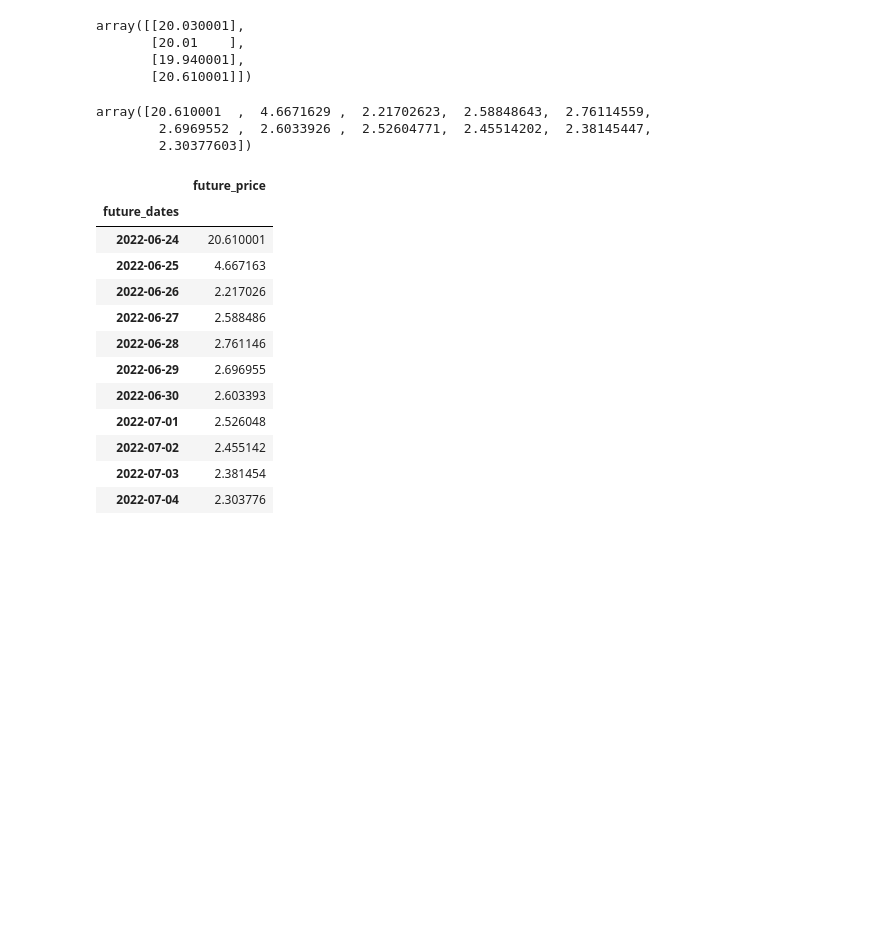
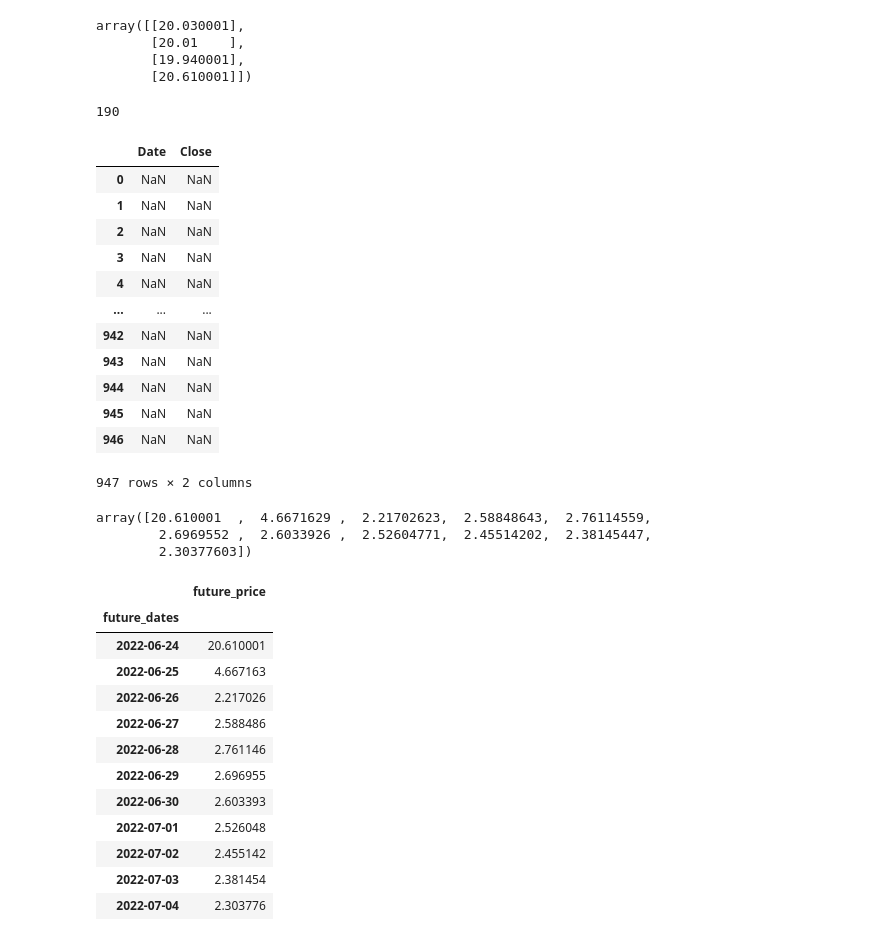
Before and after one commit to YanjunLin-Andrie/ELAN_stock_prediction, a Jupyter notebook: ELAN_full__analysis.ipynb, the cells around one changed output. Cells and saved outputs as stored; diff of their text form; code cells hidden in the pictures; blank space fills up the shorter version.

```diff
--- a/ELAN_full__analysis.ipynb
+++ b/ELAN_full__analysis.ipynb
@@ -420,0 +423,17 @@ See the caveats in the documentation: https://pandas.pydata.org/pandas-docs/stab
+# %%
+#importing required libraries
+from sklearn.preprocessing import MinMaxScaler
+from keras.models import Sequential
+from keras.layers import Dense, Dropout, LSTM
+
+
+df = pd.read_csv('elan.csv')
+df['Date'] = pd.to_datetime(df['Date'])
+#creating a separate dataset
+# new_data = pd.DataFrame(df, columns=['Open', 'High', 'Low', 'Close'])
+new_data = pd.DataFrame(df,columns=['Date', 'Close'])
+
+#creating dataframe
+data = df.sort_index(ascending=True, axis=0)
+
+new_data
@@ -429,20 +542,57 @@ array([[20.030001],
        [20.01    ],
        [19.940001],
        [20.610001]])
+# %%
+X_test.shape[0]
+# %% [output]
+190
 # %%
-look_back = 40
-def predict(num_prediction, model):
-    prediction_list = close_data[-look_back:]
+# look_back = 40
+# def predict(num_prediction, model):
+#     prediction_list = close_data[-look_back:]
 
-    for _ in range(num_prediction):
-        x = prediction_list[-look_back:]
-        x = x.reshape((1, look_back, 1))
-        out = model.predict(x)[0][0]
-        prediction_list = np.append(prediction_list, out)
+#     for _ in range(num_prediction):
+#         x = prediction_list[-look_back:]
+#         x = x.reshape((1, look_back, 1))
+#         out = model.predict(x)[0][0]
+#         prediction_list = np.append(prediction_list, out)
 
-    prediction_list = prediction_list[look_back-1:]
+#     prediction_list = prediction_list[look_back-1:]
 
-    return prediction_list
+#     return prediction_list
+
+#creating dataframe with date and the target variable
+data = df.sort_index(ascending=True, axis=0)
+new_data = pd.DataFrame(index=range(0,len(df)),columns=['Date', 'Close'])
+
+#predicting future values, using past 40 from the valid data
+inputs = new_data[len(new_data) - 40:].values
+inputs = inputs.reshape(-1,1)
+inputs  = scaler.transform(inputs)
+
+X_future = []
+for i in range(40,inputs.shape[0]):
+    X_future.append(inputs[i-40:i,0])
+X_future = np.array(X_future)
+
+X_future = np.reshape(X_future, (X_future.shape[0],X_future.shape[1],1))
+future_price = model.predict(X_future)
+future_price = scaler.inverse_transform(future_price)
+new_data
+# %% [output]
+|  | Date | Close |
+| 0 | NaN | NaN |
+| 1 | NaN | NaN |
+| 2 | NaN | NaN |
+| 3 | NaN | NaN |
+| 4 | NaN | NaN |
+| ... | ... | ... |
+| 942 | NaN | NaN |
+| 943 | NaN | NaN |
+| 944 | NaN | NaN |
+| 945 | NaN | NaN |
+| 946 | NaN | NaN |
+947 rows × 2 columns
 # %%
 def predict_dates(num_prediction):
     last_date = df['Date'].values[-1]
```
Also changed, not shown: parts of 4 cells of this notebook.
